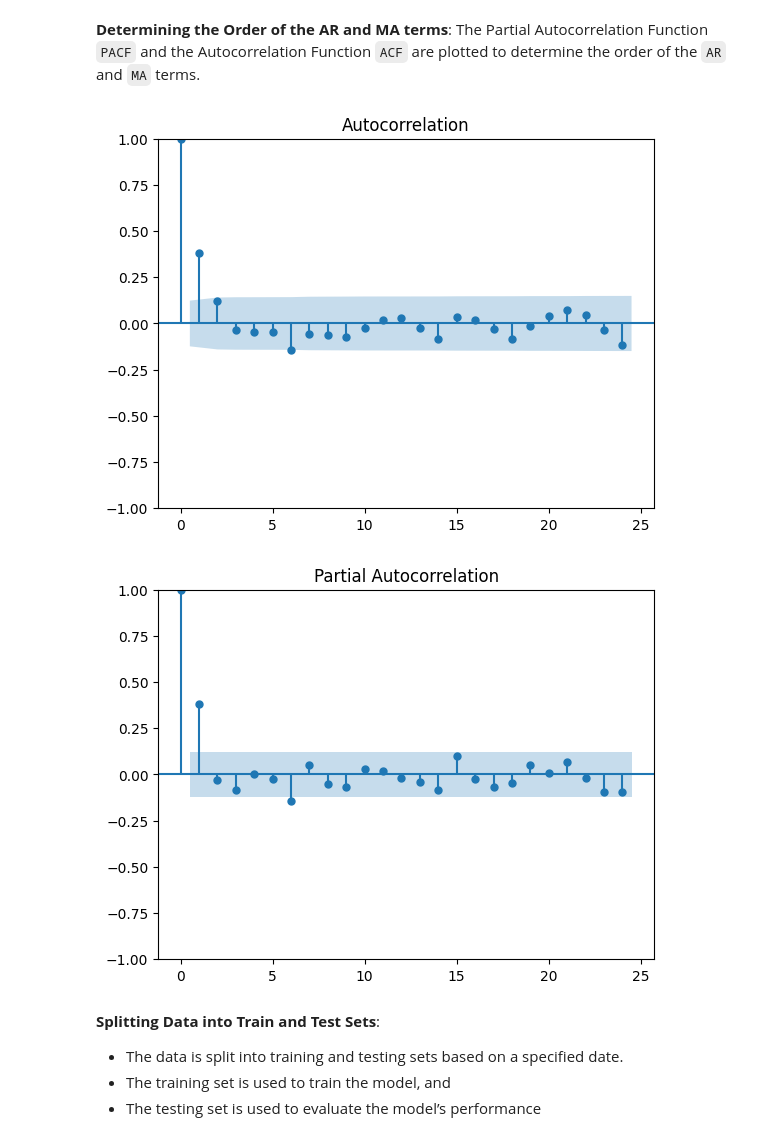
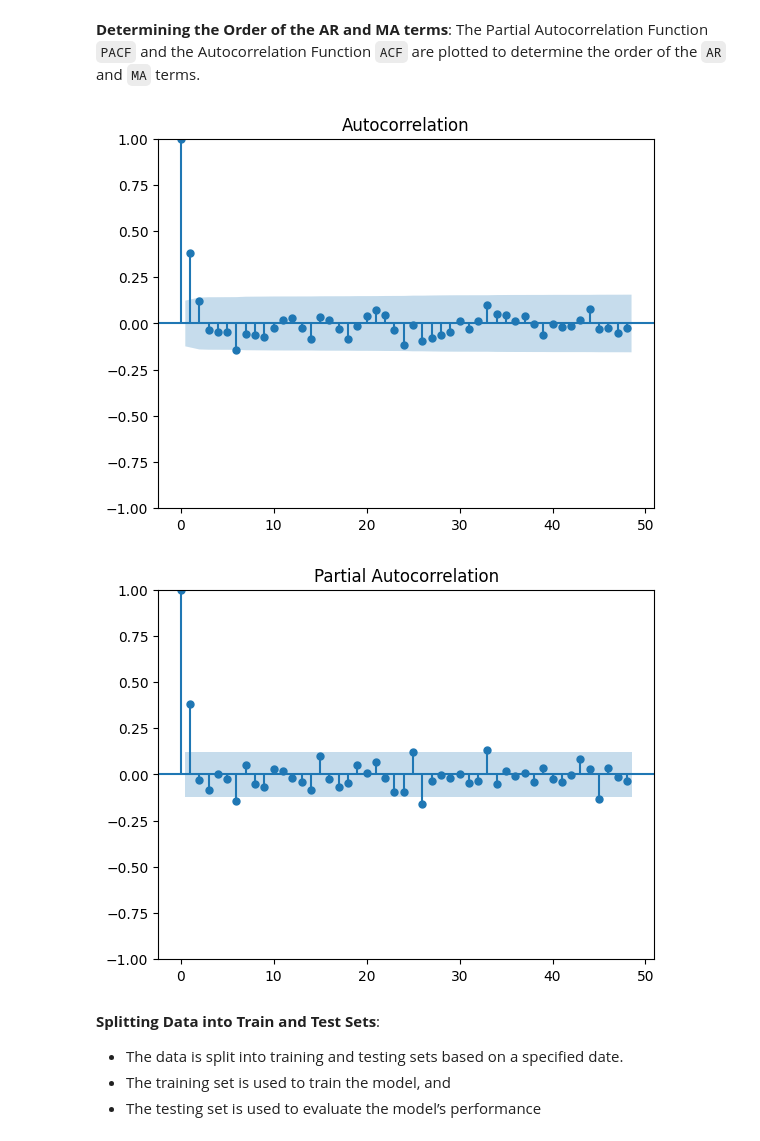
Before and after one commit to jnopareboateng/ml-library, a Jupyter notebook: crude-oil-forecast/Presentation/arimav3.ipynb, the cells around one changed output. Drawn from its saved outputs; the diff is of its cells as text; code cells hidden in the pictures.

```diff
--- a/crude-oil-forecast/arimav3.ipynb
+++ b/crude-oil-forecast/Presentation/arimav3.ipynb
@@ -30,7 +30,7 @@ warnings.filterwarnings("ignore")
 #%%
 
 # Load data from csv file
-data = pd.read_csv('Modified_Data.csv', index_col=[0], parse_dates=True)
+data = pd.read_csv('../Modified_Data.csv', index_col=[0], parse_dates=True)
 data.head()
 # %% [output]
 |  | Price |
@@ -132,12 +132,12 @@ diff.plot(title="1st Differencing")
 # %%
 #%%
 # Find order of MA term Q
-plot_acf(diff).show()
+plot_acf(diff,lags=48).show()
 # Order of auto regressive term P
-plot_pacf(diff).show()
+plot_pacf(diff,lags=48).show()
 # %% [output]
-[figure, old version]
+[figure, new version]
-[figure, old version]
+[figure, new version]
 # %% [markdown]
 **Splitting Data into Train and Test Sets**:
 
```
Also changed, not shown: parts of 5 cells of this notebook, 5 other files.
